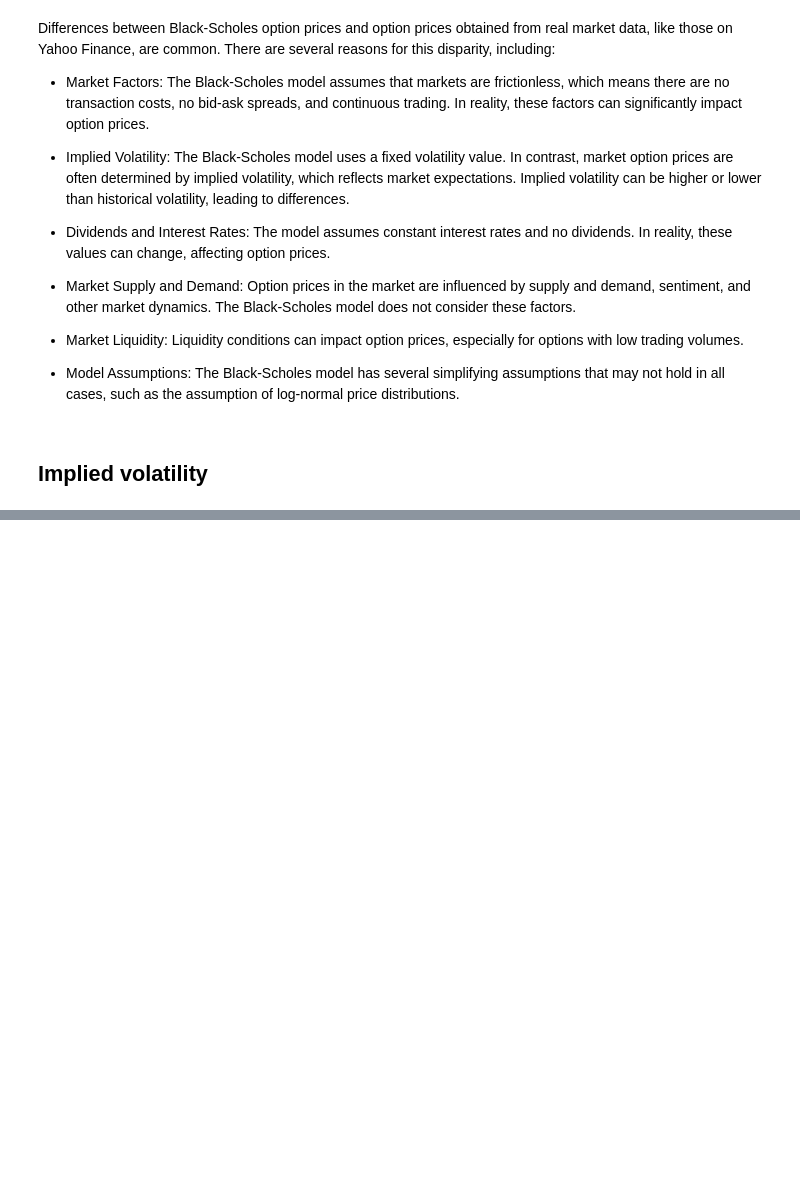
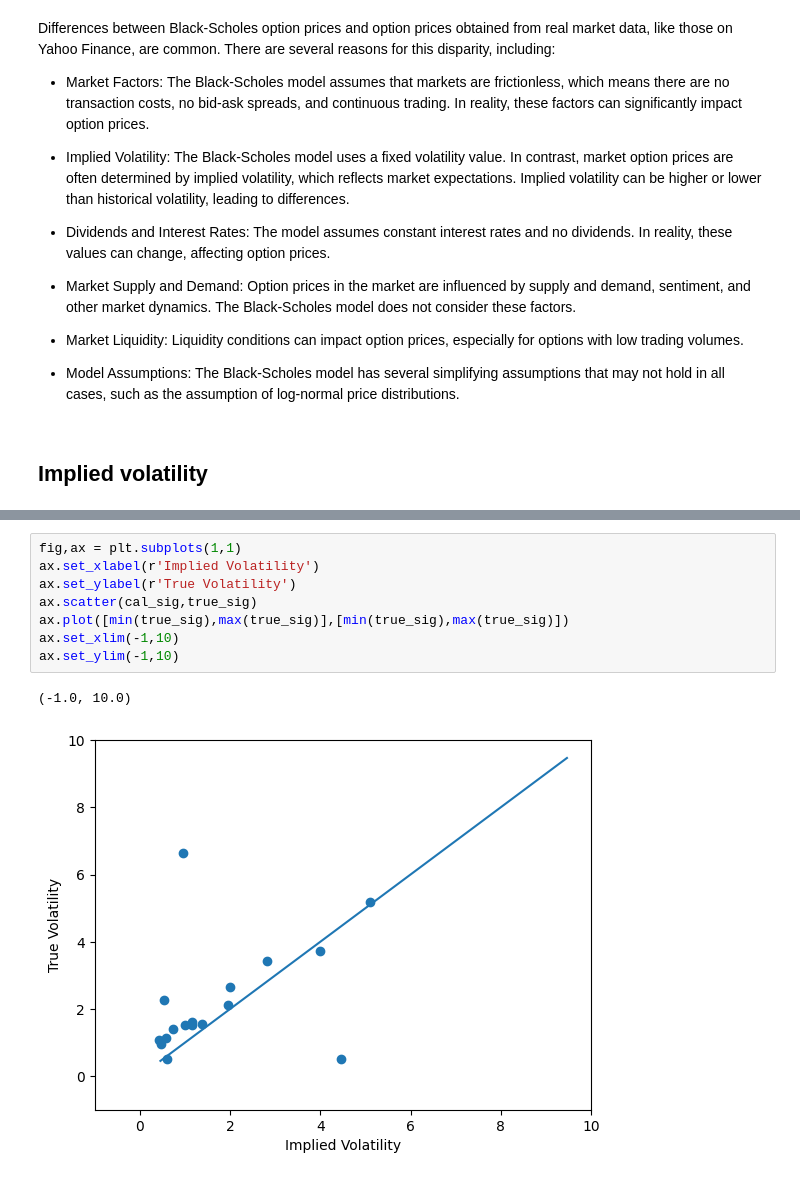
Before and after one commit to ansingh16/derivative_pricing, a Jupyter notebook: Code/Pricing.ipynb, the cells around one changed output, grey strips where cells are left out. Saved outputs shown, nothing was run; the diff lists cells and outputs as text; blank space fills up the shorter version.

Commit message:
started implied volatility

```diff
--- a/Code/Pricing.ipynb
+++ b/Code/Pricing.ipynb
@@ -495,0 +615,11 @@ for tradedate in strike_df['lastTradeDate'].values:
+# %%
+fig,ax = plt.subplots(1,1)
+ax.set_xlabel(r'Implied Volatility')
+ax.set_ylabel(r'True Volatility')
+ax.scatter(cal_sig,true_sig)
+ax.plot([min(true_sig),max(true_sig)],[min(true_sig),max(true_sig)])
+ax.set_xlim(-1,10)
+ax.set_ylim(-1,10)
+# %% [output]
+(-1.0, 10.0)
+[figure, added]
```
Also changed, not shown: parts of 4 cells of this notebook, 3 other files.
